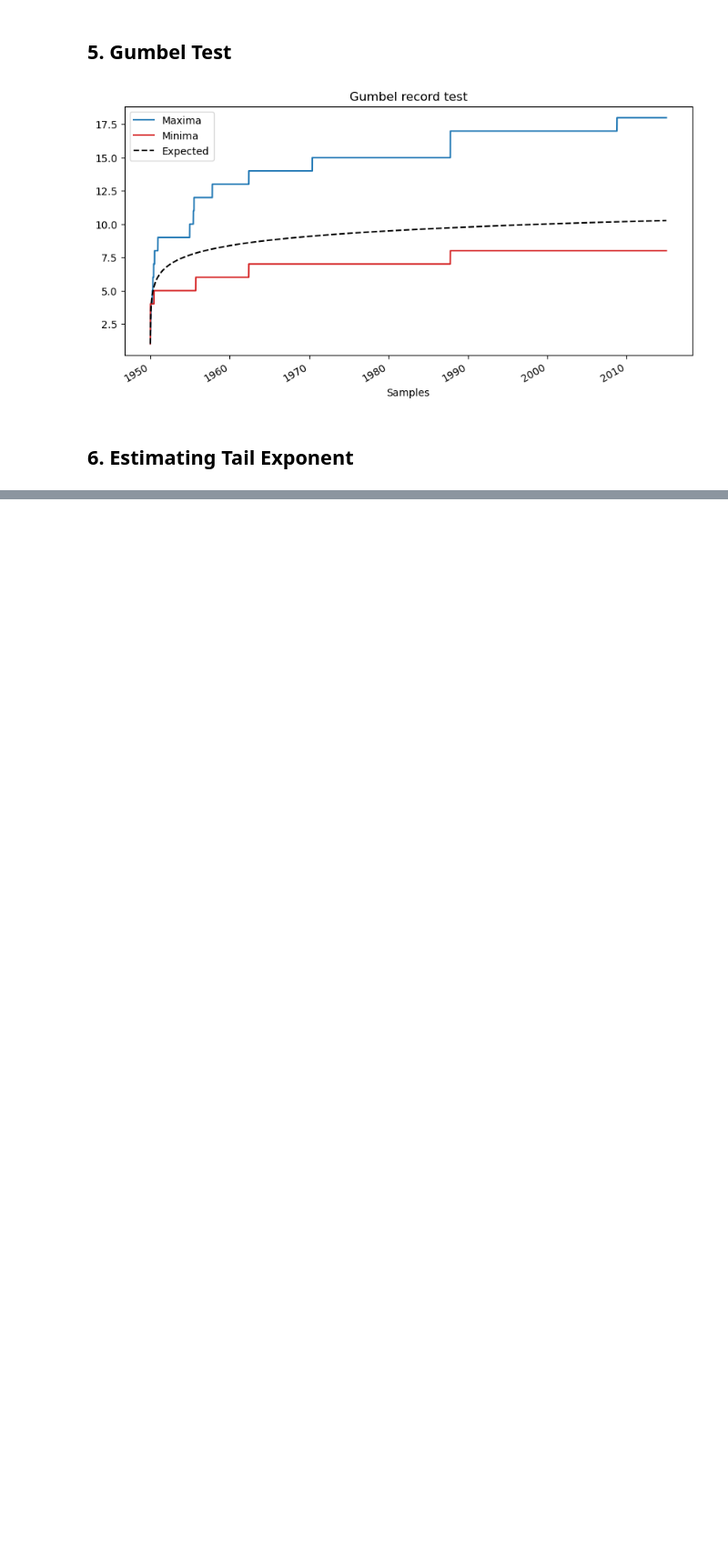
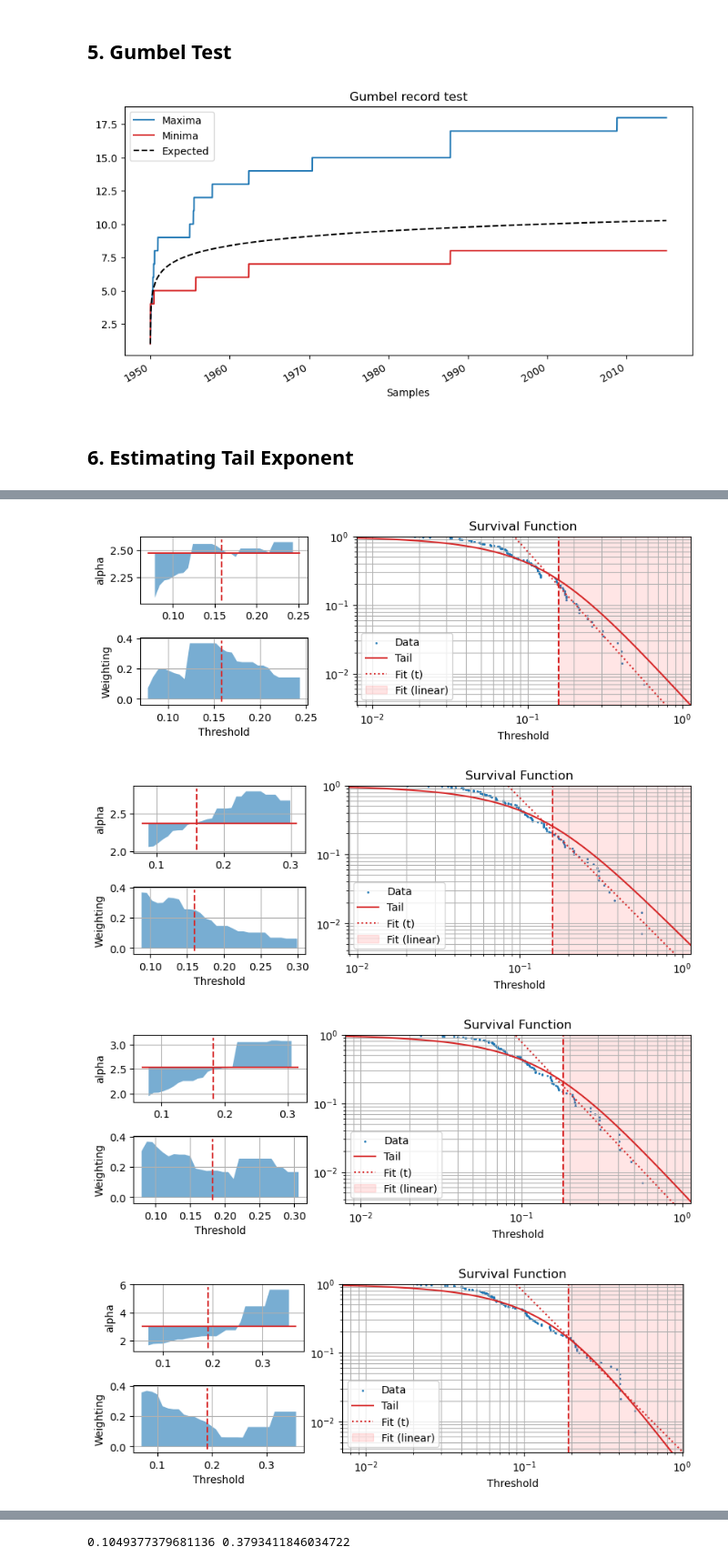
Before and after one commit to ssadjina/FatTailedTools, a Jupyter notebook: notebook_examples.ipynb, the cells around one changed output, grey strips where cells are left out. Shown at 91% size. Saved outputs shown, nothing was run; the diff lists cells and outputs as text; code cells hidden in the pictures; blank space fills up the shorter version.

```diff
--- a/notebook_examples.ipynb
+++ b/notebook_examples.ipynb
@@ -138,0 +167,17 @@ plotting.graphical_alpha_estimation(series=log_returns_abs, loc=0, frac=0.7, n_s
+# %%
+# Proper treatment including all uncertainty we can handle:
+# In the data (bootstrapping), which intervals to take when calculating draws over 150 days (time offset),
+# and uncertainty wrt. where the tail starts.
+# Tail exponent is estimated to around 2.6
+alpha.fit_alpha_and_scale_linear_subsampling(
+    data                = series,
+    period_days         = 150,
+    tail                = 'left',
+    transformation_func = returns.get_max_drawdowns,
+    n_debug_plots       = 5
+);
+# %% [output]
+[figure, added]
+[figure, added]
+[figure, added]
+[figure, added]
@@ -138,0 +185 @@ plotting.graphical_alpha_estimation(series=log_returns_abs, loc=0, frac=0.7, n_s
+0.1049377379681136 0.3793411846034722
```
Also changed, not shown: parts of 7 cells of this notebook, 1 other file.
